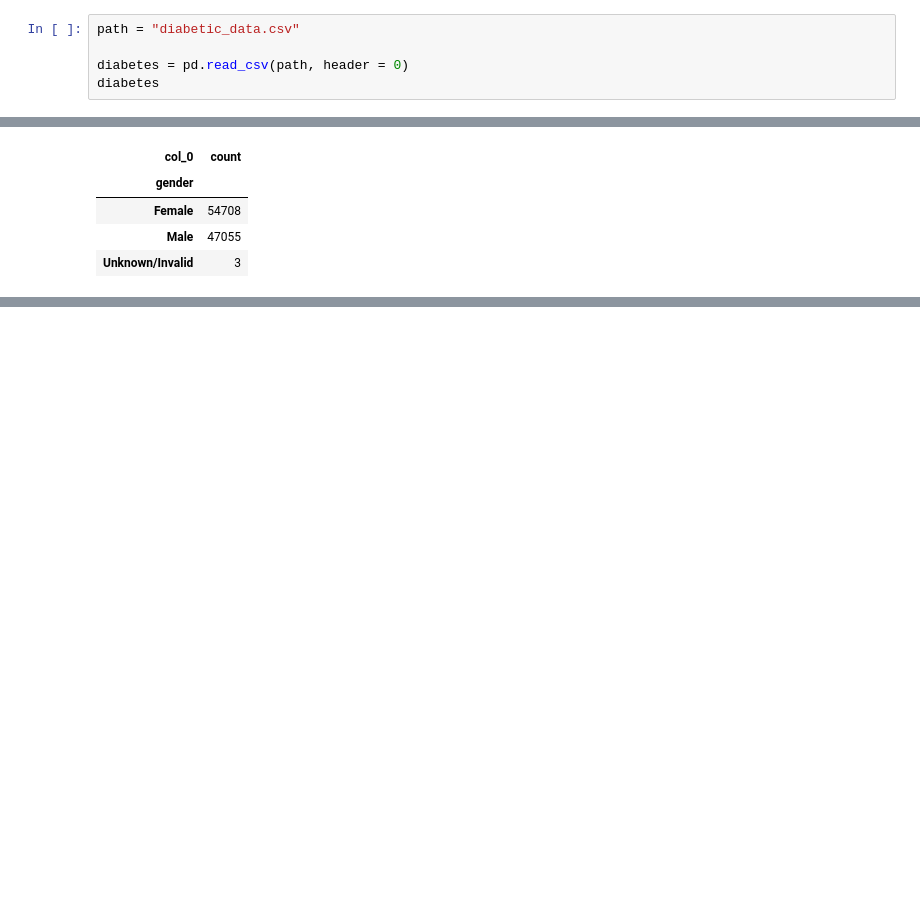
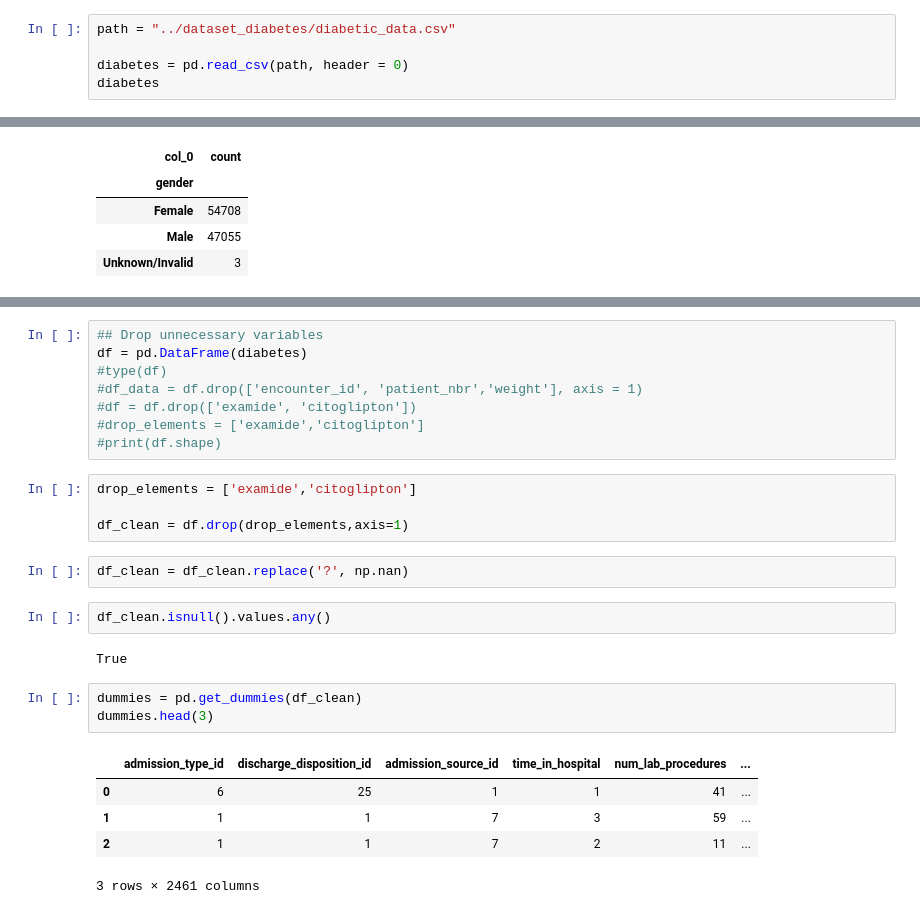
Before and after one commit to hvu815/Data-Analysis, a Jupyter notebook: analysis_notebooks/Yuxin.ipynb, the cells around one changed output, grey strips where cells are left out. Cells and saved outputs as stored; diff of their text form; blank space fills up the shorter version.

```diff
--- a/analysis_notebooks/Yuxin.ipynb
+++ b/analysis_notebooks/Yuxin.ipynb
@@ -5,5 +24,5 @@ import os
 # %%
-path = "diabetic_data.csv"
+path = "../dataset_diabetes/diabetic_data.csv"
 
 diabetes = pd.read_csv(path, header = 0)
 diabetes
@@ -97,0 +140,27 @@ gender_tab
+# %%
+## Drop unnecessary variables
+df = pd.DataFrame(diabetes)
+#type(df)
+#df_data = df.drop(['encounter_id', 'patient_nbr','weight'], axis = 1)
+#df = df.drop(['examide', 'citoglipton'])
+#drop_elements = ['examide','citoglipton']
+#print(df.shape)
+# %%
+drop_elements = ['examide','citoglipton']
+
+df_clean = df.drop(drop_elements,axis=1)
+# %%
+df_clean = df_clean.replace('?', np.nan)
+# %%
+df_clean.isnull().values.any()
+# %% [output]
+True
+# %%
+dummies = pd.get_dummies(df_clean)
+dummies.head(3)
+# %% [output]
+|  | admission_type_id | discharge_disposition_id | admission_source_id | time_in_hospital | num_lab_procedures | ... |
+| 0 | 6 | 25 | 1 | 1 | 41 | ... |
+| 1 | 1 | 1 | 7 | 3 | 59 | ... |
+| 2 | 1 | 1 | 7 | 2 | 11 | ... |
+3 rows × 2461 columns
```
Also changed, not shown: parts of 24 cells of this notebook.
